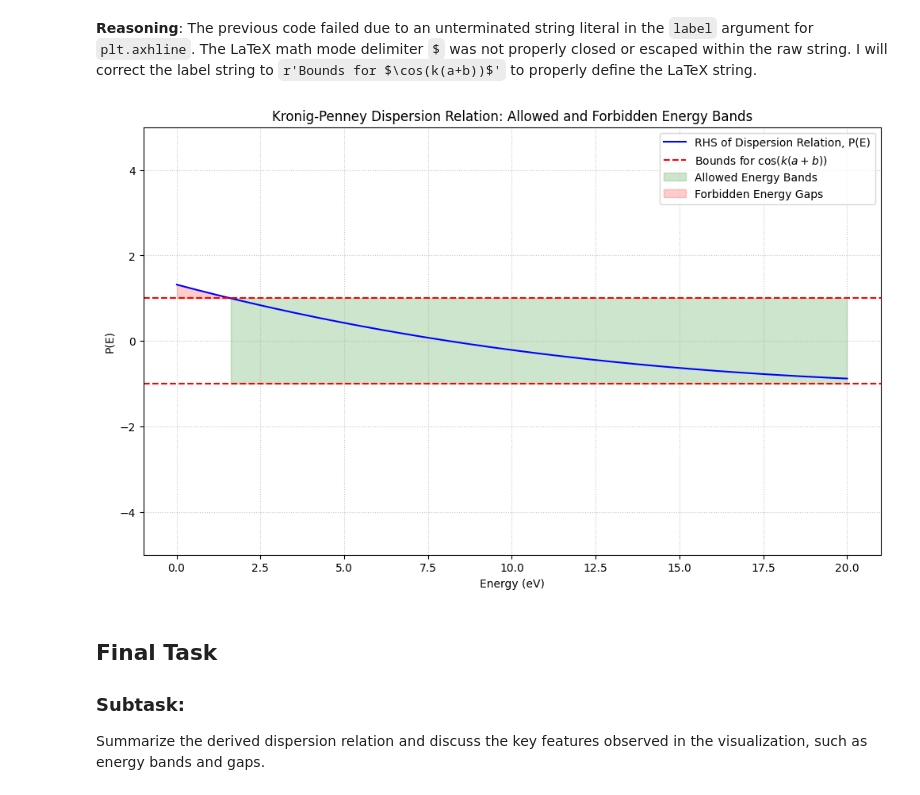
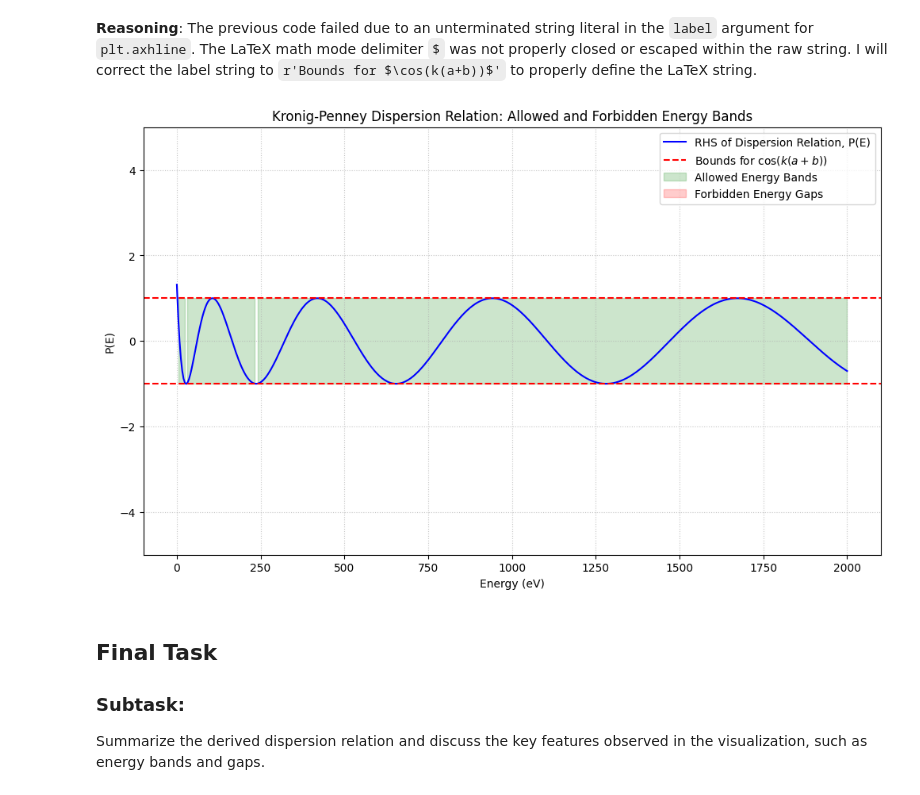
Before and after one commit to twyeh/solid-state-physics, a Jupyter notebook: Kronig_Penney_model_dispersion_relation.ipynb, the cells around one changed output. Drawn from its saved outputs; the diff is of its cells as text; code cells hidden in the pictures.

```diff
--- a/Kronig_Penney_model_dispersion_relation.ipynb
+++ b/Kronig_Penney_model_dispersion_relation.ipynb
@@ -644,7 +644,7 @@ b = 0.2e-10           # Barrier width (m) - e.g., 0.2 Angstrom
 V0 = 10 * eV_to_J     # Well depth (Joules) - e.g., 10 eV
 
 # --- Step 5: Generate an array of energy values ---
-E_values_eV = np.linspace(0.01, 20, 500) # Energy range from 0.01 eV to 20 eV
+E_values_eV = np.linspace(0.01, 2000, 500) # Energy range from 0.01 eV to 20 eV
 E_values_J = E_values_eV * eV_to_J       # Convert to Joules
 
 # --- Step 1 & 6: Express alpha and beta (or gamma) and calculate for each energy ---
@@ -692,34 +692,34 @@ rhs_values = np.array([kronig_penney_rhs_func(E_j, a, b, V0, m_e, hbar) for E_j
 # --- Step 8, 9, 10: Plotting the dispersion relation ---
 plt.figure(figsize=(12, 7))
 
 # Plot the RHS curve
 plt.plot(E_values_eV, rhs_values, color='blue', label='RHS of Dispersion Relation, P(E)')
 
 # Plot the bounds for cos(k(a+b)) (-1 and 1)
 plt.axhline(1, color='red', linestyle='--', label=r'Bounds for $\cos(k(a+b))$')
 plt.axhline(-1, color='red', linestyle='--')
 
 # Identify allowed bands (-1 <= RHS <= 1)
 allowed_band_mask = (rhs_values >= -1) & (rhs_values <= 1)
 plt.fill_between(E_values_eV, -1, 1, where=allowed_band_mask, color='green', alpha=0.2, label='Allowed Energy Bands')
 
 # Identify forbidden gaps (RHS > 1 or RHS < -1)
 forbidden_gap_mask_upper = (rhs_values > 1)
 forbidden_gap_mask_lower = (rhs_values < -1)
 
 # Fill forbidden regions. Adding label only once.
 plt.fill_between(E_values_eV, rhs_values, 1, where=forbidden_gap_mask_upper, color='red', alpha=0.2)
 plt.fill_between(E_values_eV, rhs_values, -1, where=forbidden_gap_mask_lower, color='red', alpha=0.2, label='Forbidden Energy Gaps')
 
 plt.title('Kronig-Penney Dispersion Relation: Allowed and Forbidden Energy Bands')
 plt.xlabel('Energy (eV)')
 plt.ylabel('P(E)')
 plt.grid(True, linestyle=':', alpha=0.7)
 plt.ylim(-5, 5) # Set y-limits to better visualize the peaks and bounds
 plt.legend(loc='upper right')
 plt.show()
 # %% [output]
-[figure, old version]
+[figure, new version]
 # %% [markdown]
 ## Final Task
 
```
